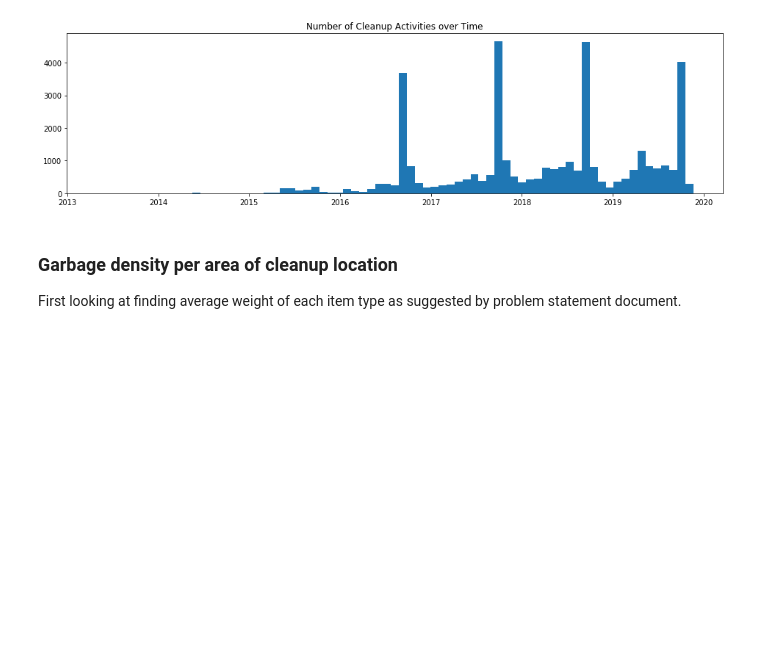
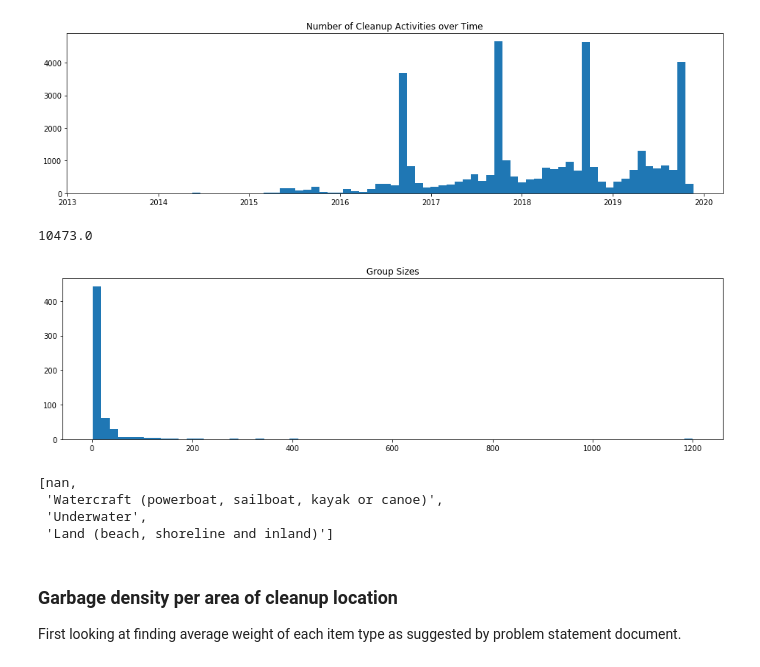
Before and after one commit to privat33r/dc20075-ocean, a Jupyter notebook: ocean-cleanup.ipynb, the cells around one changed output. Cells and saved outputs as stored; diff of their text form; code cells hidden in the pictures; blank space fills up the shorter version.

```diff
--- a/ocean-cleanup.ipynb
+++ b/ocean-cleanup.ipynb
@@ -345,6 +351,33 @@ plt.hist(dates,75)
         737287.16      , 737319.10666667, 737351.05333333, 737383.        ]),
  <a list of 75 Patch objects>)
 [figure]
+# %%
+groupSize = []
+
+for index, row in ocean.iterrows():
+    if row['Cleanup Type'] == 'Watercraft (powerboat, sailboat, kayak or canoe)':
+        groupSize.append(row['People'])
+
+plt.figure(figsize=(16, 4))
+plt.title('Group Sizes')
+plt.hist(groupSize,70)
+
+sum(groupSize)
+# %% [output]
+10473.0
+[figure, added]
+# %%
+zones = set()
+
+for index, row in ocean.iterrows():
+    zones.add(row['Cleanup Type'])
+
+list(zones)
+# %% [output]
+[nan,
+ 'Watercraft (powerboat, sailboat, kayak or canoe)',
+ 'Underwater',
+ 'Land (beach, shoreline and inland)']
 # %% [markdown]
 ### Garbage density per area of cleanup location
 First looking at finding average weight of each item type as suggested by problem statement document.
```
Also changed, not shown: parts of 3 cells of this notebook.
